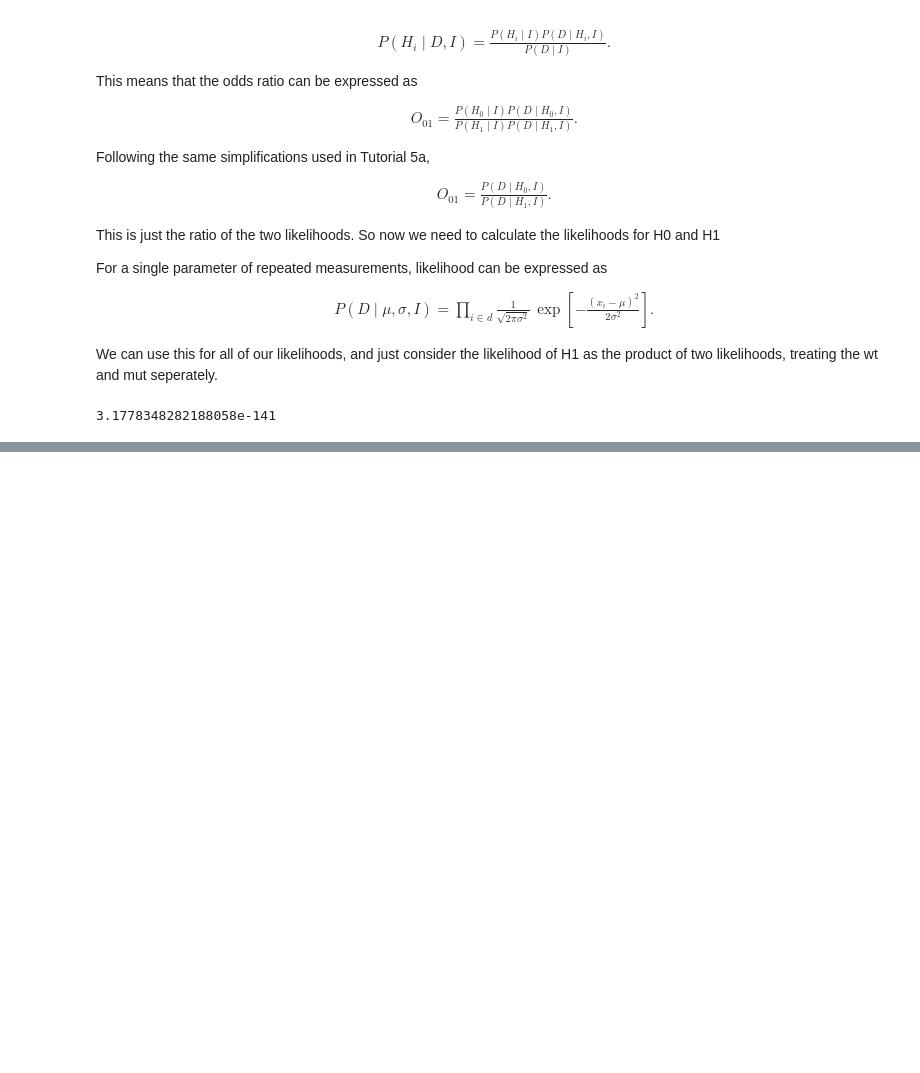
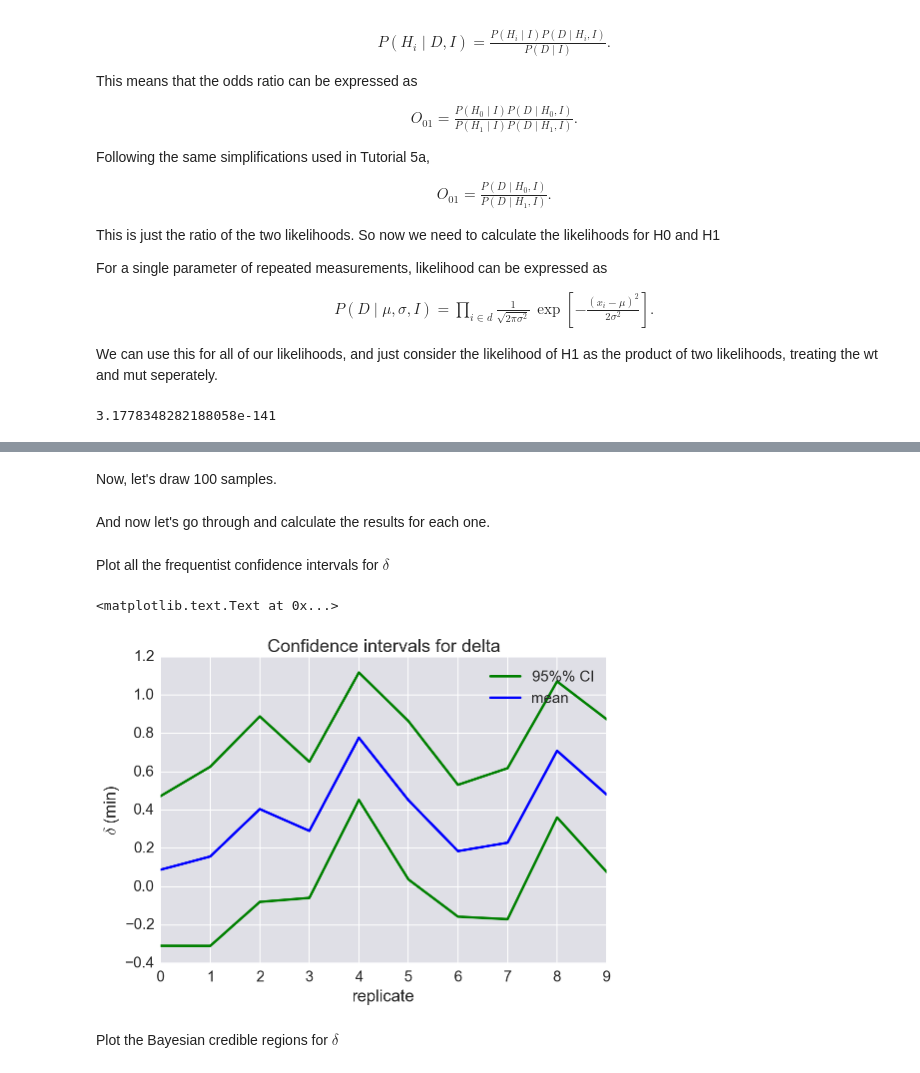
Before and after one commit to yangkky/BeBi-HW, a Jupyter notebook: hw5/group7_hw5_prob1.ipynb, the cells around one changed output, grey strips where cells are left out. Cells and saved outputs as stored; diff of their text form; code cells hidden in the pictures; blank space fills up the shorter version.

```diff
--- a/hw5/group7_hw5_prob1.ipynb
+++ b/hw5/group7_hw5_prob1.ipynb
@@ -353,0 +459,2 @@ oddsratio
+# %% [markdown]
+Now, let's draw 100 samples.
@@ -353,0 +466,29 @@ oddsratio
+# %% [markdown]
+And now let's go through and calculate the results for each one.
+# %%
+bs = []
+cs = []
+ds = []
+es = []
+for s in samples:
+    first = pd.Series(s[0])
+    second = pd.Series(s[1])
+    bs.append (part_b(first, second))
+    cs.append (part_c(first, second))
+    ds.append (part_d(first, second))
+    es.append (part_e(first, second))
+# %% [markdown]
+Plot all the frequentist confidence intervals for $\delta$
+# %%
+plt.plot([b[0] for b in bs], color='green')
+plt.plot([b[1] for b in bs], color='blue')
+plt.plot([b[2] for b in bs], color='green')
+plt.xlabel ('replicate')
+plt.ylabel ('$\delta$ (min)')
+plt.legend (['95%% CI', 'mean'])
+plt.title ('Confidence intervals for delta')
+# %% [output]
+<matplotlib.text.Text at 0x...>
+[figure, added]
+# %% [markdown]
+Plot the Bayesian credible regions for $\delta$
```
Also changed, not shown: parts of 18 cells of this notebook.
